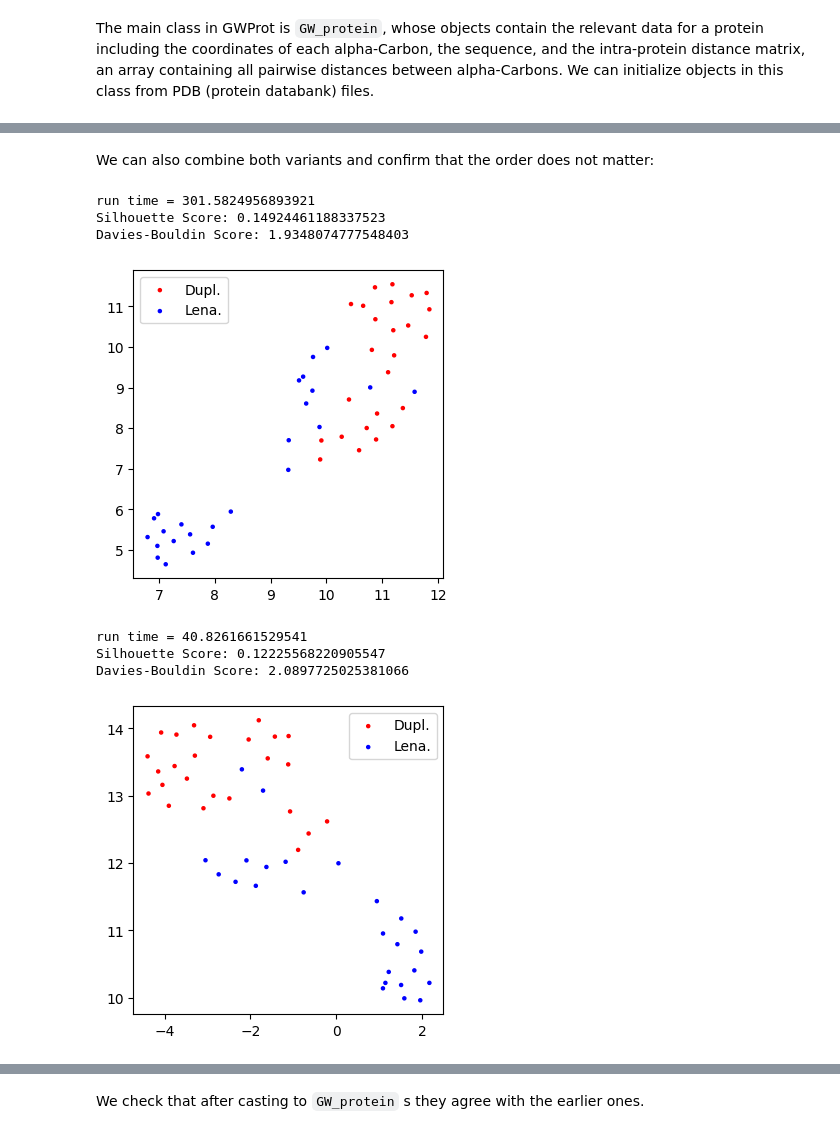
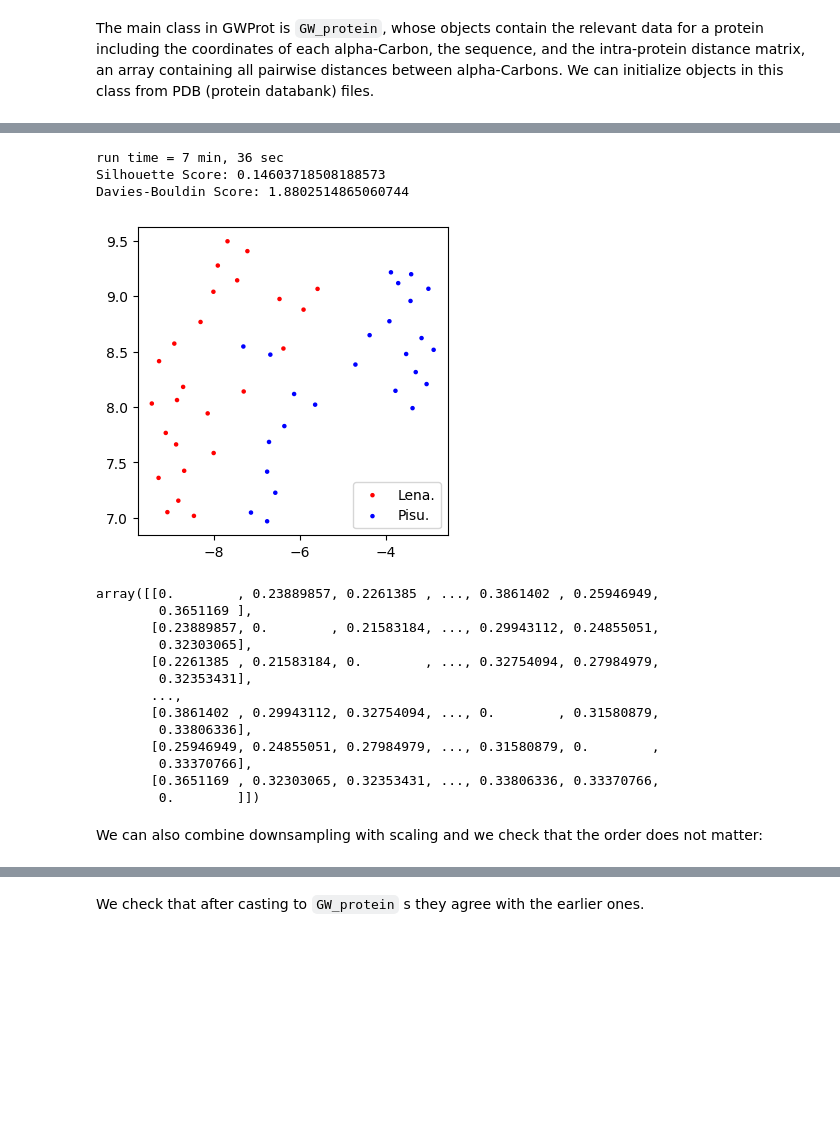
Before and after one commit to CamaraLab/GWProt, a Jupyter notebook: docs/Examples/Example_3_Clustering_RdRps.ipynb, the cells around one changed output, grey strips where cells are left out. Cells and saved outputs as stored; diff of their text form; code cells hidden in the pictures; blank space fills up the shorter version.

```diff
--- a/docs/Examples/Example_3_Clustering_RdRps.ipynb
+++ b/docs/Examples/Example_3_Clustering_RdRps.ipynb
@@ -81,3 +93,24 @@ scaled_prots = [p.scale_ipdm(inplace = False) for p in base_prots]
+# %%
+scaled_prots = [p.scale_ipdm(inplace = False) for p in base_prots]
+compute_in_parallel(proteins=scaled_prots, returning= True, comparison_method= GW_protein.run_GW)
+# %% [output]
+run time = 7 min, 36 sec
+Silhouette Score: 0.14603718508188573
+Davies-Bouldin Score: 1.8802514865060744
+[figure, added]
+array([[0.        , 0.23889857, 0.2261385 , ..., 0.3861402 , 0.25946949,
+        0.3651169 ],
+       [0.23889857, 0.        , 0.21583184, ..., 0.29943112, 0.24855051,
+        0.32303065],
+       [0.2261385 , 0.21583184, 0.        , ..., 0.32754094, 0.27984979,
+        0.32353431],
+       ...,
+       [0.3861402 , 0.29943112, 0.32754094, ..., 0.        , 0.31580879,
+        0.33806336],
+       [0.25946949, 0.24855051, 0.27984979, ..., 0.31580879, 0.        ,
+        0.33370766],
+       [0.3651169 , 0.32303065, 0.32353431, ..., 0.33806336, 0.33370766,
+        0.        ]])
 # %% [markdown]
-We can also combine both variants and confirm that the order does not matter:
+We can also combine downsampling with scaling and we check that the order does not matter:
 # %%
@@ -85,19 +118,5 @@ downsampled_then_scaled_prots = [p.scale_ipdm(inplace = False) for p in downsamp
 scaled_then_downsampled_prots = [p.downsample_n(n=100) for p in scaled_prots]
 assert downsampled_then_scaled_prots == scaled_then_downsampled_prots
-# %%
-GW_dist_mat = compute_in_parallel(proteins=base_prots, returning= True, comparison_method= GW_protein.run_GW)
-# %% [output]
-run time = 301.5824956893921
-Silhouette Score: 0.14924461188337523
-Davies-Bouldin Score: 1.9348074777548403
-[figure, old version]
-# %%
-compute_in_parallel(proteins=downsamped_100_prots, comparison_method= GW_protein.run_GW)
-# %% [output]
-run time = 40.8261661529541
-Silhouette Score: 0.12225568220905547
-Davies-Bouldin Score: 2.0897725025381066
-[figure, removed]
 # %%
 compute_in_parallel(proteins=downsampled_then_scaled_prots, comparison_method= GW_protein.run_GW)
 # %% [output]
```
Also changed, not shown: parts of 26 cells of this notebook, 11 other files.
